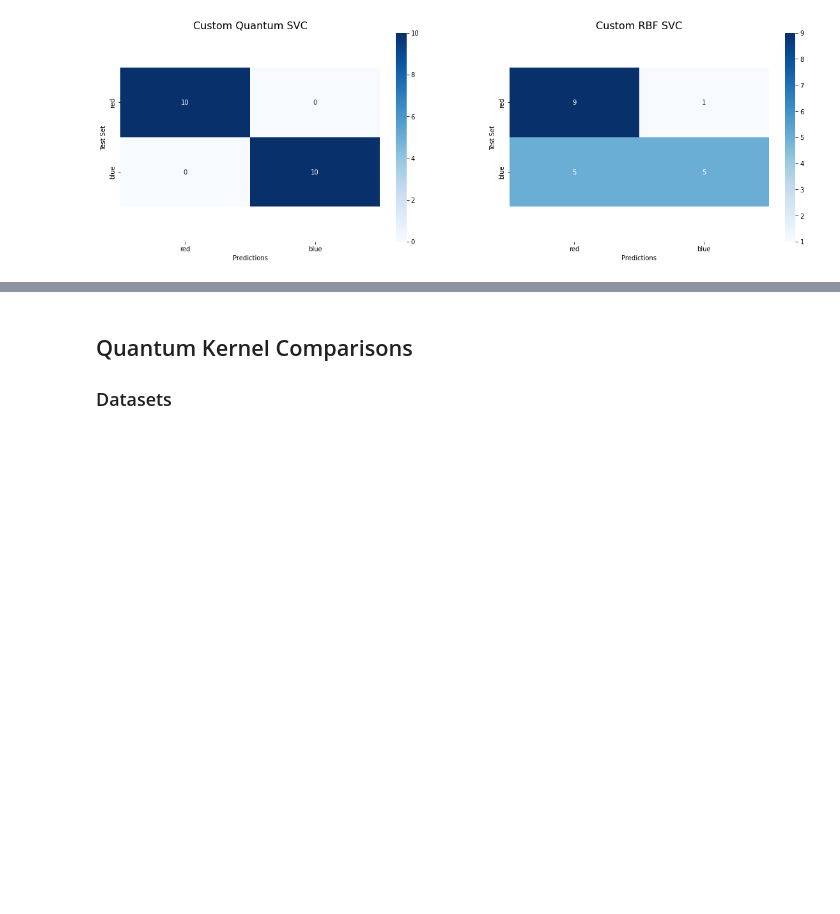
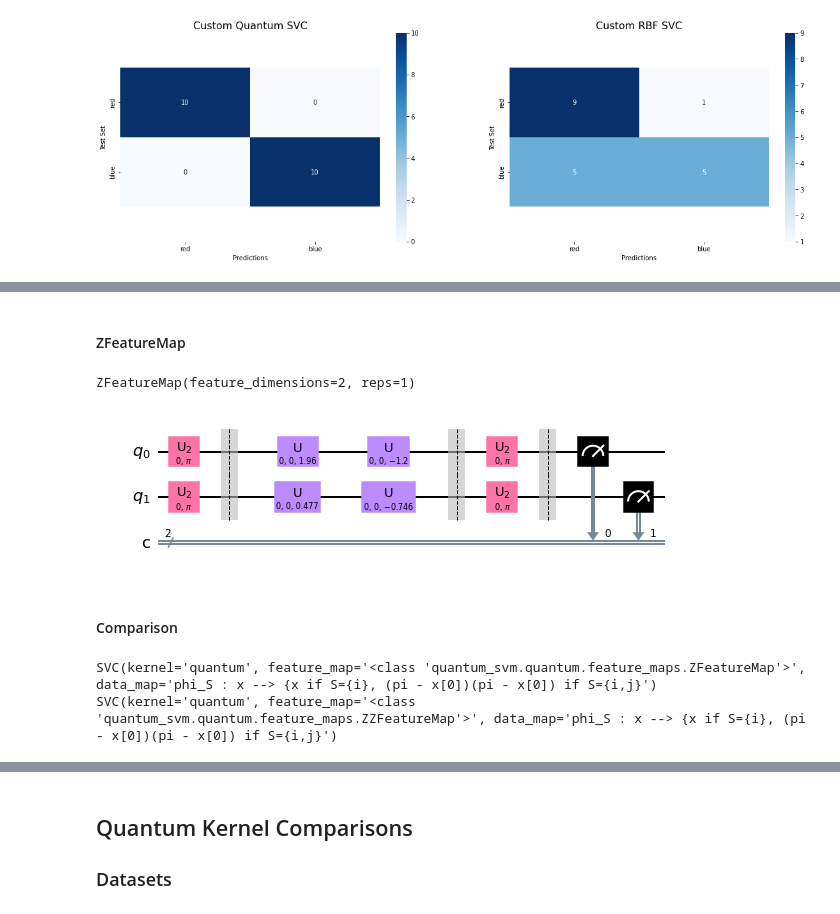
Before and after one commit to mforstenhaeusler/Quantum-Support-Vector-Machines, a Jupyter notebook: Quantum Support Vector Machines.ipynb, the cells around one changed output, grey strips where cells are left out. Drawn from its saved outputs; the diff is of its cells as text; code cells hidden in the pictures; blank space fills up the shorter version.

```diff
--- a/Quantum Support Vector Machines.ipynb
+++ b/Quantum Support Vector Machines.ipynb
@@ -402,0 +439,64 @@ Accuracy on test set: 70.0 %
+# %% [markdown]
+#### ZFeatureMap
+# %%
+quantum_params = {
+    'feature_dimension': 2,
+    'reps': 1,
+    'seed': 1024,
+    'shots': 2**14,
+    'provider_backend': None,
+}
+
+data_map = DataMap()
+
+z_map_custom = ZFeatureMap_custom(
+    quantum_params['feature_dimension'],
+    quantum_params['reps'],
+    data_map,
+    insert_barriers=True
+)
+
+z_map_custom
+# %% [output]
+ZFeatureMap(feature_dimensions=2, reps=1)
+# %%
+backend = Aer.get_backend('qasm_simulator')
+
+z_kernel = QuantumKernel_custom(feature_map=z_map_custom, quantum_backend=backend, sim_params=quantum_params)
+
+circuit = z_kernel.construct_circuit(X[0], X[1])
+circuit.decompose().decompose().draw('mpl')
+# %% [output]
+[figure, added]
+# %% [markdown]
+#### Comparison
+# %%
+quantum_params = {
+    'feature_dimension': 2,
+    'reps': 2,
+    'seed': 1024,
+    'shots': 2**14,
+    'provider_backend': Aer.get_backend('qasm_simulator'),
+}
+
+data_map = DataMap()
+
+# set up quntum kernel
+quantum_SVC_z = kernelSVC(
+    kernel='quantum',
+    quantum_params=quantum_params,
+    feature_map=ZFeatureMap_custom,
+    data_map=data_map,
+    qiskit=False
+)
+
+quantum_SVC_zz = kernelSVC(
+    kernel='quantum',
+    quantum_params=quantum_params,
+    feature_map=ZZFeatureMap_custom,
+    data_map=data_map,
+    qiskit=False
+)
+# %% [output]
+SVC(kernel='quantum', feature_map='<class 'quantum_svm.quantum.feature_maps.ZFeatureMap'>', data_map='phi_S : x --> {x if S={i}, (pi - x[0])(pi - x[0]) if S={i,j}')
+SVC(kernel='quantum', feature_map='<class 'quantum_svm.quantum.feature_maps.ZZFeatureMap'>', data_map='phi_S : x --> {x if S={i}, (pi - x[0])(pi - x[0]) if S={i,j}')
```
Also changed, not shown: parts of 11 cells of this notebook, 4 other files.
